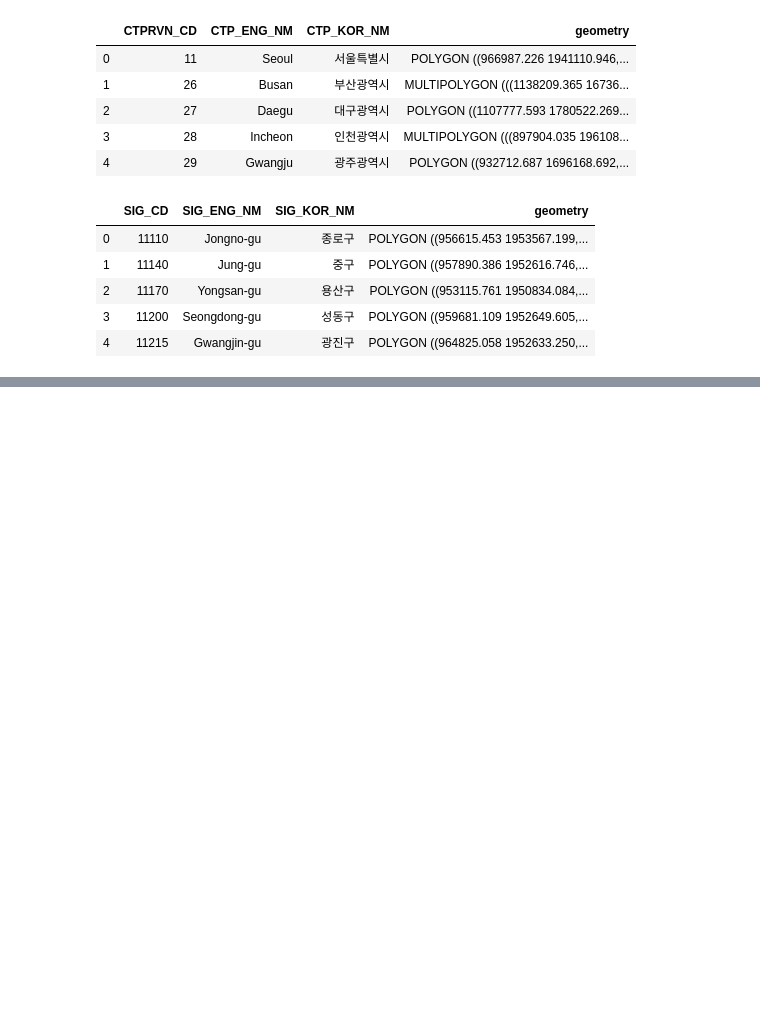
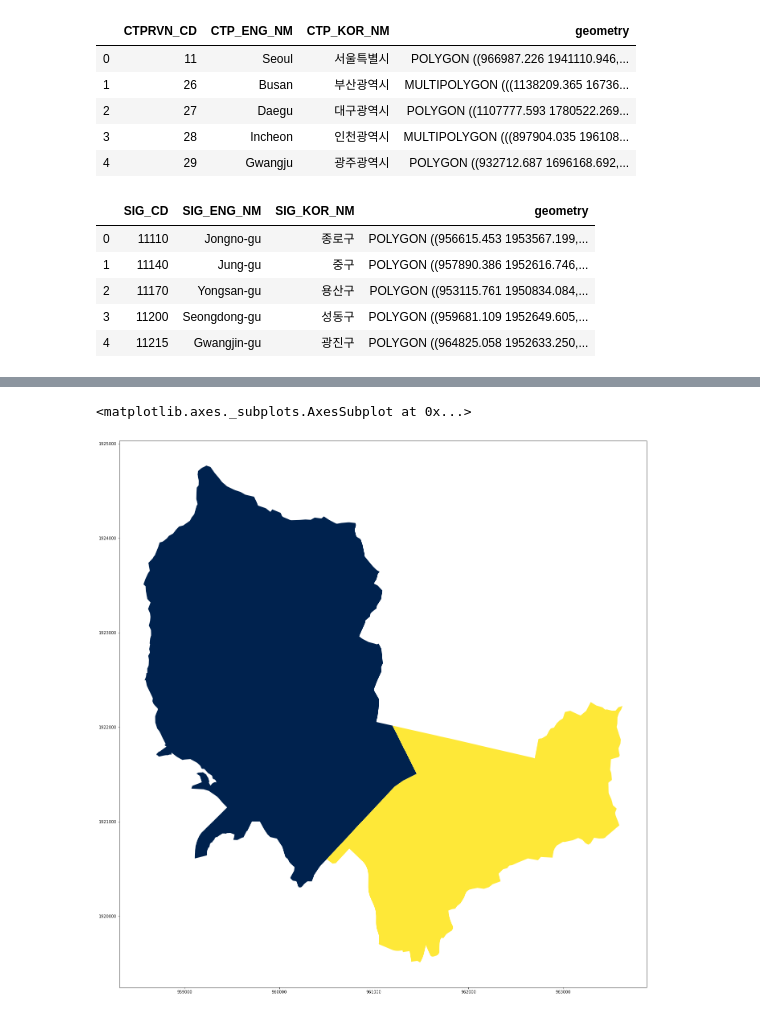
Before and after one commit to jiwon11/localDataAnalysis, a Jupyter notebook: destrict.ipynb, the cells around one changed output, grey strips where cells are left out. Saved outputs shown, nothing was run; the diff lists cells and outputs as text; code cells hidden in the pictures; blank space fills up the shorter version.

```diff
--- a/destrict.ipynb
+++ b/destrict.ipynb
@@ -38,0 +205,3 @@ df_sheet_name = pd.read_excel('C:/Users/Administrator/Desktop/python/excel/excel
+# %%
+gwanggyo_ad_area = ad_area_gdf[ad_area_gdf['행정구역명'].str.contains('광교')]
+gwanggyo_ad_area.head(10)
@@ -38,0 +212,5 @@ df_sheet_name = pd.read_excel('C:/Users/Administrator/Desktop/python/excel/excel
+# %%
+gwanggyo_ad_area.plot(column='행정동(행정기관명)',figsize=(25,25),cmap='cividis')
+# %% [output]
+<matplotlib.axes._subplots.AxesSubplot at 0x...>
+[figure, added]
```
Also changed, not shown: parts of 18 cells of this notebook, 9 other files.
